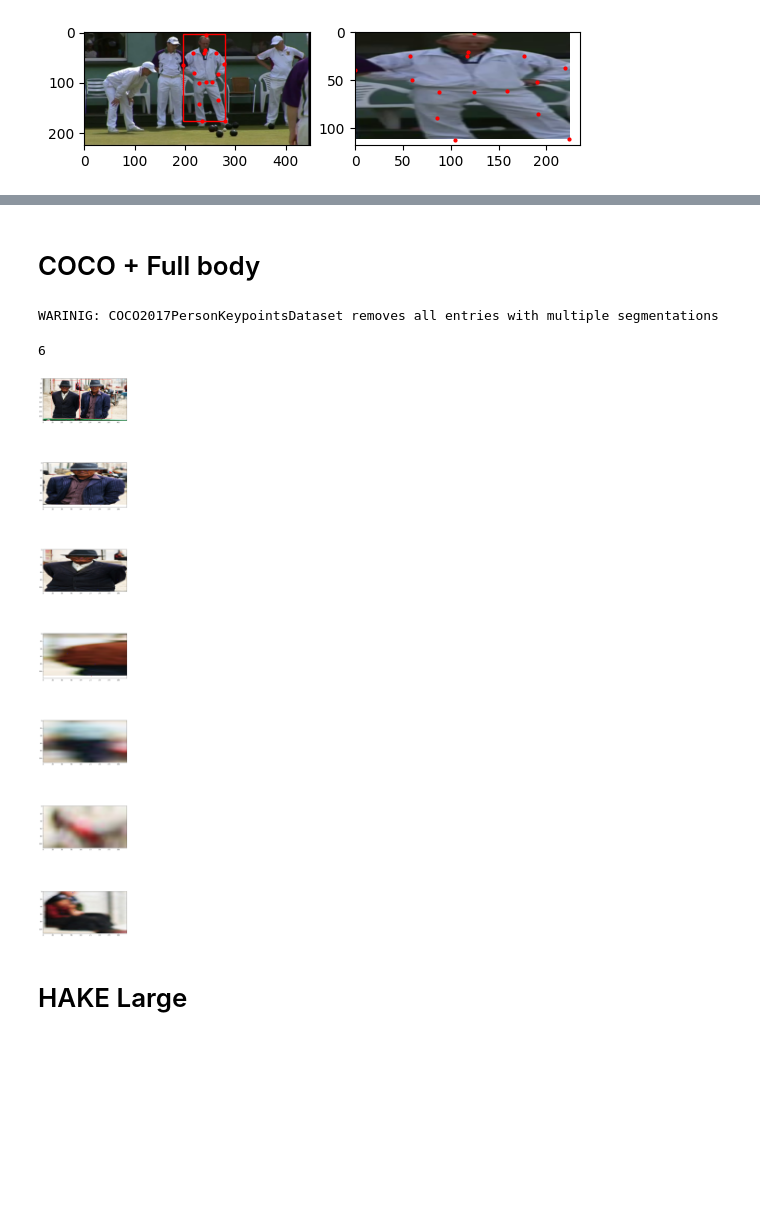
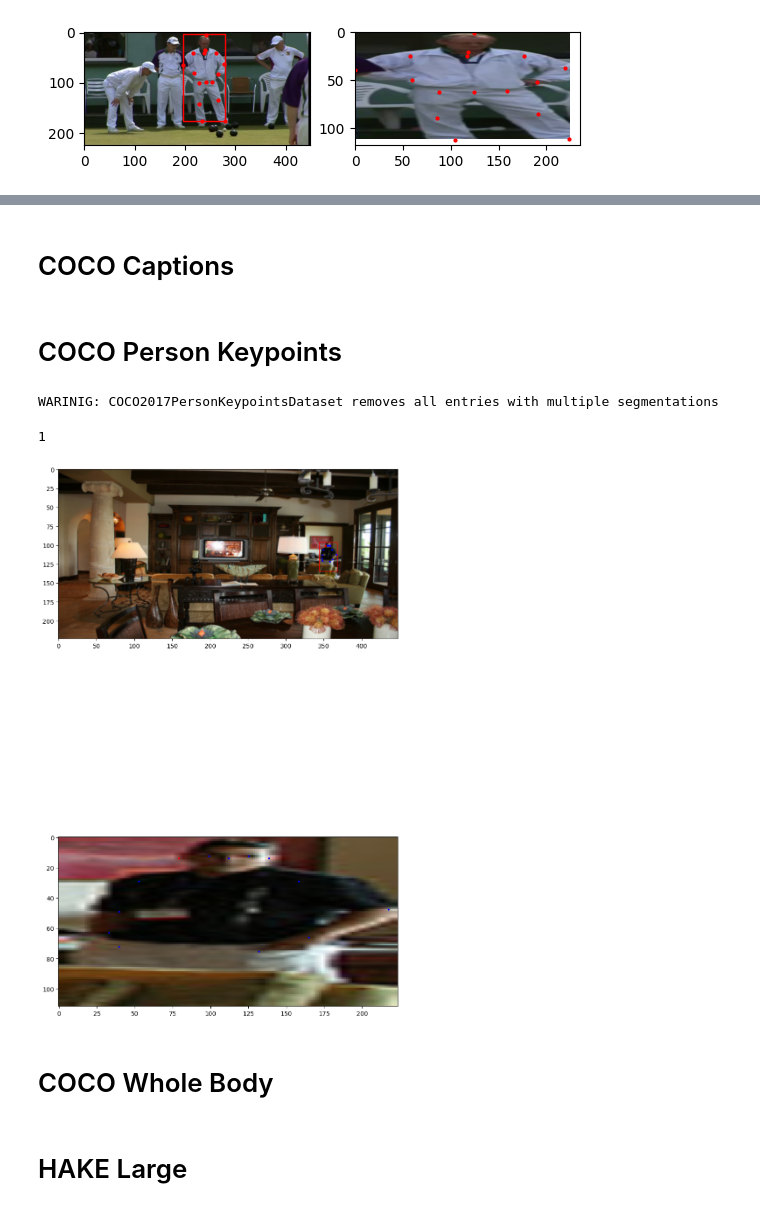
Before and after one commit to freya-aino/motion-capture, a Jupyter notebook: dataloader_test.ipynb, the cells around one changed output, grey strips where cells are left out. Cells and saved outputs as stored; diff of their text form; code cells hidden in the pictures; blank space fills up the shorter version.

```diff
--- a/dataloader_test.ipynb
+++ b/dataloader_test.ipynb
@@ -203,0 +306,9 @@ plt.show()
+# %%
+from motion_capture.data.datasets import COCO2017PanopticsDataset
+
+coco_panoptic_dataset = COCO2017PanopticsDataset(
+    image_folder_path = "//192.168.2.206/data/datasets/COCO2017/images",
+    panoptics_path = "//192.168.2.206/data/datasets/COCO2017/panoptic_annotations_trainval2017/annotations",
+    output_image_shape_WH=(448, 448),
+    instance_images_output_shape_WH=(224, 224),
+)
@@ -203,0 +317,25 @@ plt.show()
+# %%
+test_i = 8
+
+_, ax = plt.subplots(2, 2)
+
+# plot full image and bounding box
+ax[0, 0].imshow(coco_panoptic_dataset[test_i]["image"].permute(1,2,0).byte().numpy())
+for bbox in coco_panoptic_dataset[test_i]["bboxes"]:
+    x, y = bbox[0]
+    w, h = bbox[1]
+    ax[0, 0].add_patch(
+        patches.Rectangle(
+            (x-w, y-h),
+            w*2, h*2,
+            linewidth=1,
+            edgecolor="red",
+            facecolor="none"))
+
+# plot segmentation mask
+ax[0, 1].imshow(coco_panoptic_dataset[test_i]["segmentationMask"].permute(1,2,0).byte().numpy())
+
+# plot instance images
+instance_i = 2
+ax[1, 0].imshow(coco_panoptic_dataset[test_i]["instanceImages"][instance_i].permute(1,2,0).byte().numpy())
+ax[1, 1].imshow(coco_panoptic_dataset[test_i]["instanceMaskImages"][instance_i].permute(1,2,0).byte().numpy())
@@ -203,0 +345,2 @@ plt.show()
+# %% [markdown]
+# COCO Captions
@@ -204,2 +371,2 @@ plt.show()
 # %% [markdown]
-# COCO + Full body
+# COCO Person Keypoints
@@ -425,7 +382,7 @@ coco_dataset = COCO2017PersonKeypointsDataset(
 # %% [output]
 WARINIG: COCO2017PersonKeypointsDataset removes all entries with multiple segmentations
 # %%
-test_i = 3
+test_i = 1
 
 full_image = coco_dataset[test_i]["fullImage"].permute(1, 2, 0).round().byte().numpy()
 
@@ -451,32 +408,34 @@ for i in range(num_persons):
         if vis[j]:
             ax[0].plot(kpts[j][0], kpts[j][1], "bo", markersize=2)
         elif val[j]:
             ax[0].plot(kpts[j][0], kpts[j][1], "ro", markersize=2)
 
     x, y = coco_dataset[test_i]["personBboxes"][i][0]
     w, h = coco_dataset[test_i]["personBboxes"][i][1]
     ax[0].add_patch(
         patches.Rectangle(
             (x-w, y-h),
             w*2, h*2,
             linewidth=1,
             edgecolor="red",
             facecolor="none"))
 
     # plot individual person image and keypoints
     person_image = coco_dataset[test_i]["personImages"][i].permute(1, 2, 0).round().byte().numpy()
     ax[i+1].imshow(person_image)
 
     kpts = coco_dataset[test_i]["localKeypoints"][i]
     vis = coco_dataset[test_i]["keypointVisibility"][i]
     val = coco_dataset[test_i]["keypointValidity"][i]
     for j in range(kpts.shape[0]):
         if vis[j]:
             ax[i+1].plot(kpts[j][0], kpts[j][1], "bo", markersize=2)
         elif val[j]:
             ax[i+1].plot(kpts[j][0], kpts[j][1], "ro", markersize=2)
 
 plt.show()
 # %% [output]
-6
+1
-[figure, old version]
+[figure, new version]
+# %% [markdown]
+# COCO Whole Body
```
Also changed, not shown: parts of 10 cells of this notebook, 1 other file.
